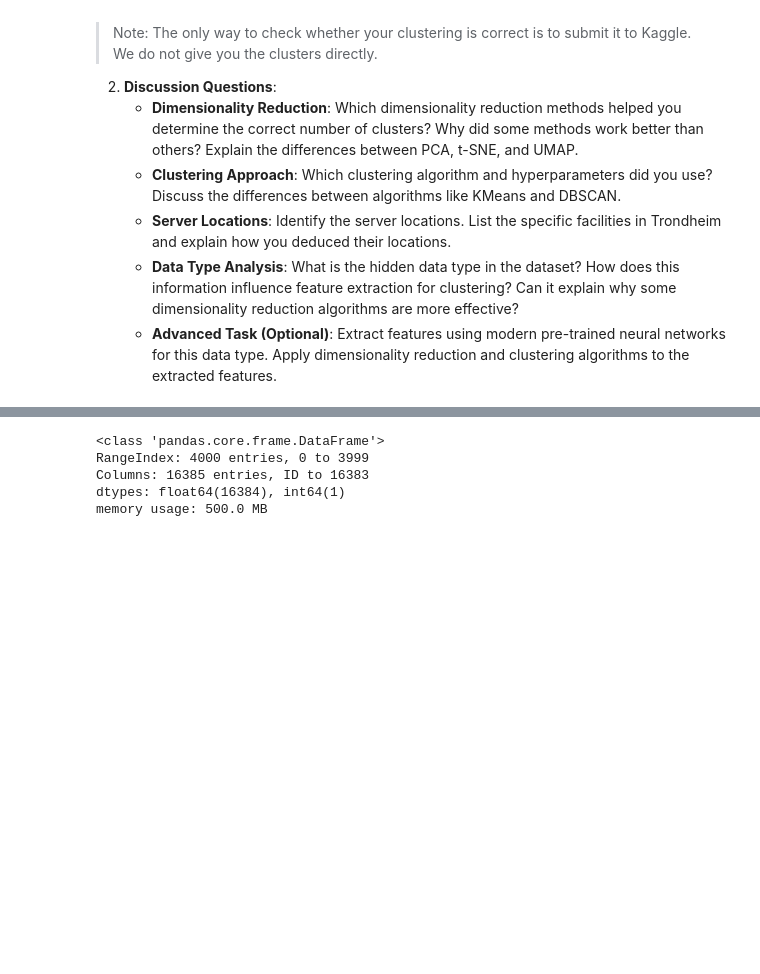
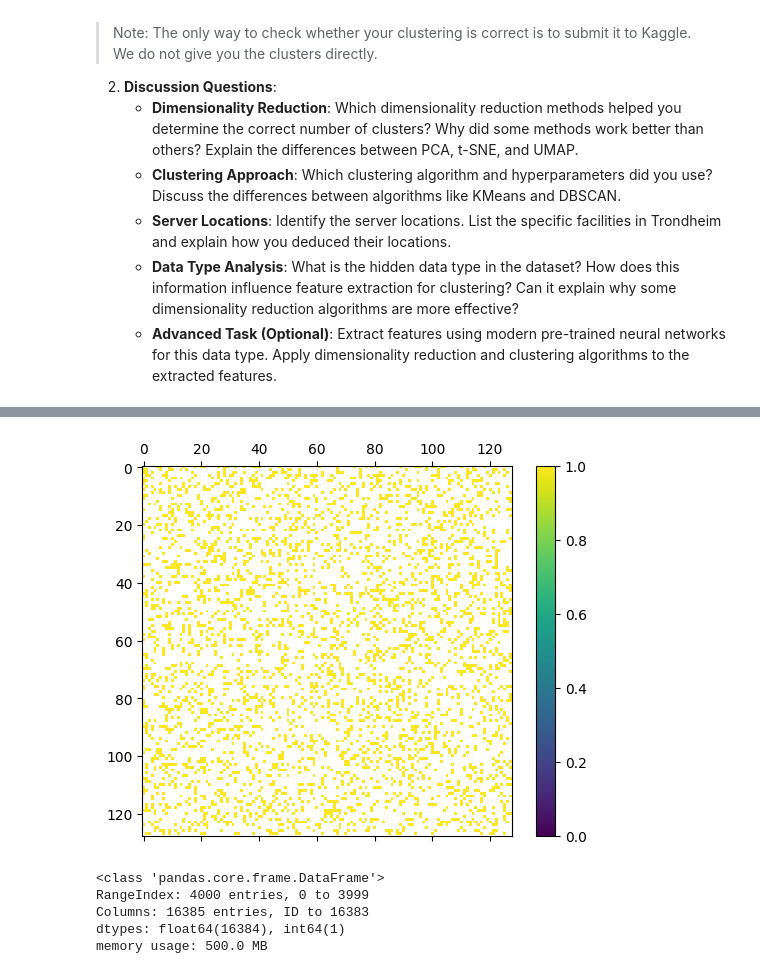
Before and after one commit to MKMC1/TDT4172, a Jupyter notebook: Assignment2_blueprint/Chapter_2.ipynb, the cells around one changed output, grey strips where cells are left out. Drawn from its saved outputs; the diff is of its cells as text; code cells hidden in the pictures; blank space fills up the shorter version.

```diff
--- a/Assignment2_blueprint/Chapter_2.ipynb
+++ b/Assignment2_blueprint/Chapter_2.ipynb
@@ -471,3 +472,17 @@ data = pd.read_csv('unsupervised_data.csv', skiprows=1, header=None)
 # Get the ID column
 data.reset_index(drop=False, inplace=True)
 data.rename(columns={'index': 'ID'}, inplace=True)
+# %%
+hidden_ = pd.read_csv('unsupervised_data.csv', nrows=1)
+hidden_dtype = hidden_.columns.to_numpy()
+testing = [col.rsplit('col_')[1] for col in hidden_dtype]
+testing = [int(i) for i in testing]
+
+deciphered_df = data.loc[:, testing]
+# %%
+sample = data.iloc[0, 1:].to_numpy().reshape(128, 128, 1)
+# %%
+new_df = pd.DataFrame(columns=["sample"])
+for i in range(len(data[0])):
+    sample = data.iloc[i, 1:].to_numpy().reshape(128, 128, 1)
+    new_df.at[i, "sample"] = sample
@@ -474,3 +496,18 @@ data.rename(columns={'index': 'ID'}, inplace=True)
+# %%
+masked_df = pd.DataFrame(columns=["sample"])
+count = 0
+for i in range(len(data[0])):
+    mask_ = deciphered_df["sample"][i]
+    mask_[mask_!=1] = 0
+    masked_df.at[i, "sample"] = mask_
+# %%
+for i in range(len(data[0])):
+    plt.matshow(masked_df["sample"][i], fignum=0, alpha=masked_df["sample"][i])
+
+plt.colorbar()
+plt.show()
+# %% [output]
+[figure, added]
 # %%
 # The dataset is heavy. Applying clustering directly on the dataset is not feasible, I guess.
 data.info()
```
Also changed, not shown: parts of 14 cells of this notebook.
